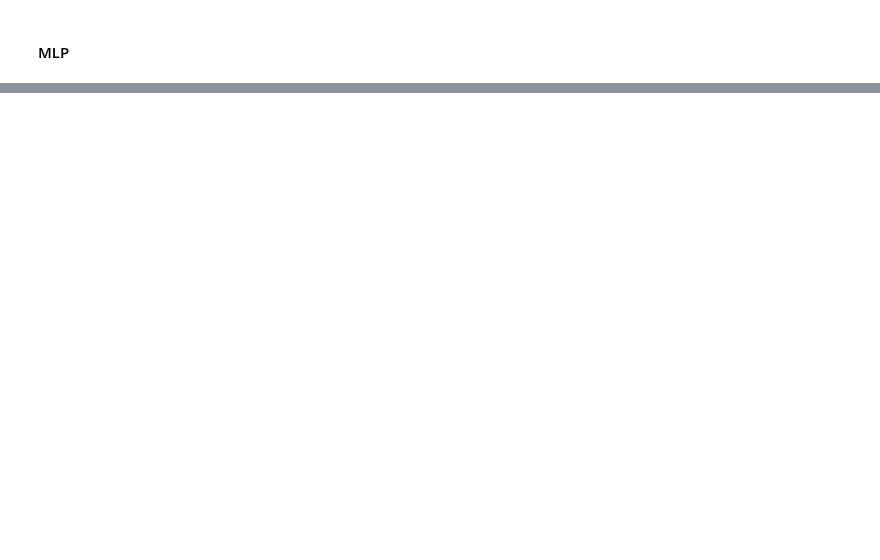
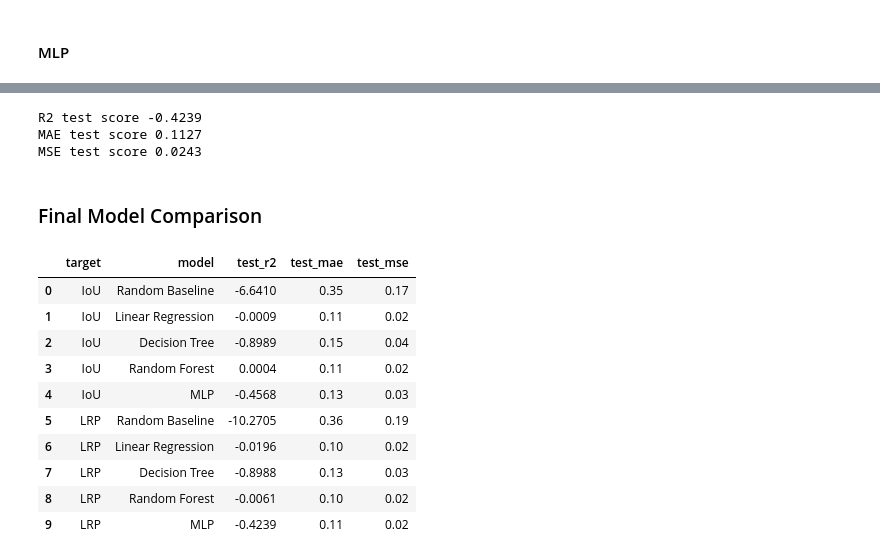
Before and after one commit to femartip/frame-validity-od, a Jupyter notebook: notebooks/assessors.ipynb, the cells around one changed output, grey strips where cells are left out. Drawn from its saved outputs; the diff is of its cells as text; code cells hidden in the pictures; blank space fills up the shorter version.

Commit message:
Data analysis + meta-model results

```diff
--- a/notebooks/assessors.ipynb
+++ b/notebooks/assessors.ipynb
@@ -23,6 +23,6 @@ sns.set_palette("husl")
 SEED = 43
 np.random.seed(SEED)
 # %%
-data = pd.read_csv("../data/data.csv", index_col=0)
+data = pd.read_csv("../data/data2.csv", index_col=0)
 print(data)
 # %% [output]
@@ -260,0 +420,5 @@ MSE test score 0.016366918411032518
+# %%
+y_train_lrp = lrp.loc[train_idx]
+y_test_lrp = lrp.loc[test_idx]
+print('X:', len(X_train), len(X_test))
+print('y:', len(y_train_lrp), len(y_test_lrp))
@@ -260,0 +593,16 @@ MSE test score 0.016366918411032518
+# %%
+rand_forest_lrp.fit(X_train, y_train_lrp)
+y_pred = rand_forest_lrp.predict(X_test)
+lrp_test_r2 = r2_score(y_test_lrp, y_pred)
+lrp_test_mae = np.mean(np.abs(y_test_lrp - y_pred))
+lrp_test_mse = np.mean((y_test_lrp - y_pred)**2)
+print(f"R2 test score {lrp_test_r2:.4f}")
+print(f"MAE test score {lrp_test_mae:.4f}")
+print(f"MSE test score {lrp_test_mse:.4f}")
+model_results.append({
+    'target': 'LRP',
+    'model': 'Random Forest',
+    'test_r2': lrp_test_r2,
+    'test_mae': lrp_test_mae,
+    'test_mse': lrp_test_mse,
+})
@@ -260,0 +654,40 @@ MSE test score 0.016366918411032518
+# %%
+mlp_lrp.fit(X_train, y_train_lrp)
+y_pred = mlp_lrp.predict(X_test)
+lrp_test_r2 = r2_score(y_test_lrp, y_pred)
+lrp_test_mae = np.mean(np.abs(y_test_lrp - y_pred))
+lrp_test_mse = np.mean((y_test_lrp - y_pred)**2)
+print(f"R2 test score {lrp_test_r2:.4f}")
+print(f"MAE test score {lrp_test_mae:.4f}")
+print(f"MSE test score {lrp_test_mse:.4f}")
+model_results.append({
+    'target': 'LRP',
+    'model': 'MLP',
+    'test_r2': lrp_test_r2,
+    'test_mae': lrp_test_mae,
+    'test_mse': lrp_test_mse,
+})
+# %% [output]
+R2 test score -0.4239
+MAE test score 0.1127
+MSE test score 0.0243
+# %% [markdown]
+### Final Model Comparison
+# %%
+results_df = pd.DataFrame(model_results, index=None)
+results_df["test_r2"] = results_df["test_r2"].round(4)
+results_df["test_mae"] = results_df["test_mae"].round(2)
+results_df["test_mse"] = results_df["test_mse"].round(2)
+display(results_df)
+# %% [output]
+|  | target | model | test_r2 | test_mae | test_mse |
+| 0 | IoU | Random Baseline | -6.6410 | 0.35 | 0.17 |
+| 1 | IoU | Linear Regression | -0.0009 | 0.11 | 0.02 |
+| 2 | IoU | Decision Tree | -0.8989 | 0.15 | 0.04 |
+| 3 | IoU | Random Forest | 0.0004 | 0.11 | 0.02 |
+| 4 | IoU | MLP | -0.4568 | 0.13 | 0.03 |
+| 5 | LRP | Random Baseline | -10.2705 | 0.36 | 0.19 |
+| 6 | LRP | Linear Regression | -0.0196 | 0.10 | 0.02 |
+| 7 | LRP | Decision Tree | -0.8988 | 0.13 | 0.03 |
+| 8 | LRP | Random Forest | -0.0061 | 0.10 | 0.02 |
+| 9 | LRP | MLP | -0.4239 | 0.11 | 0.02 |
```
Also changed, not shown: parts of 34 cells of this notebook, 26 other files.
